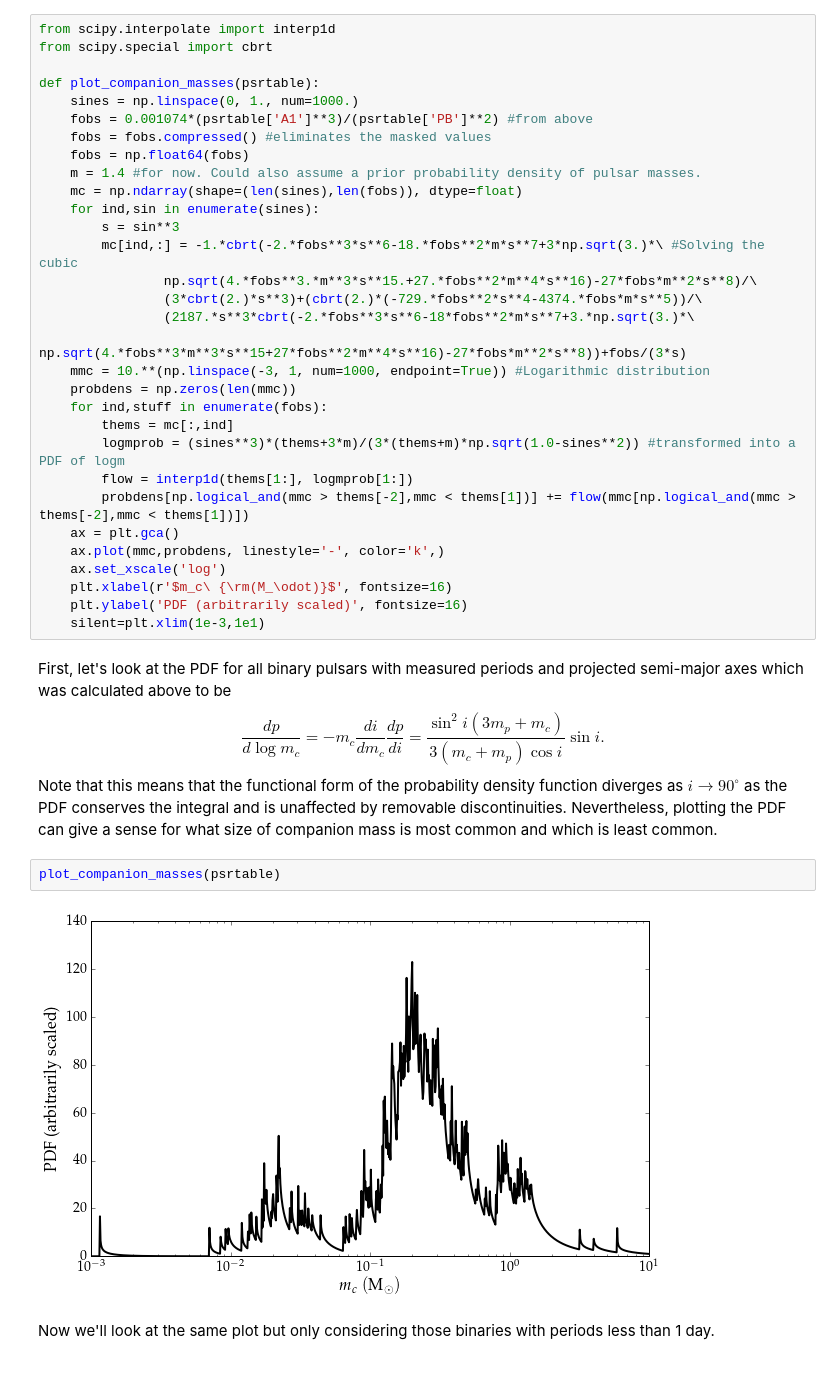
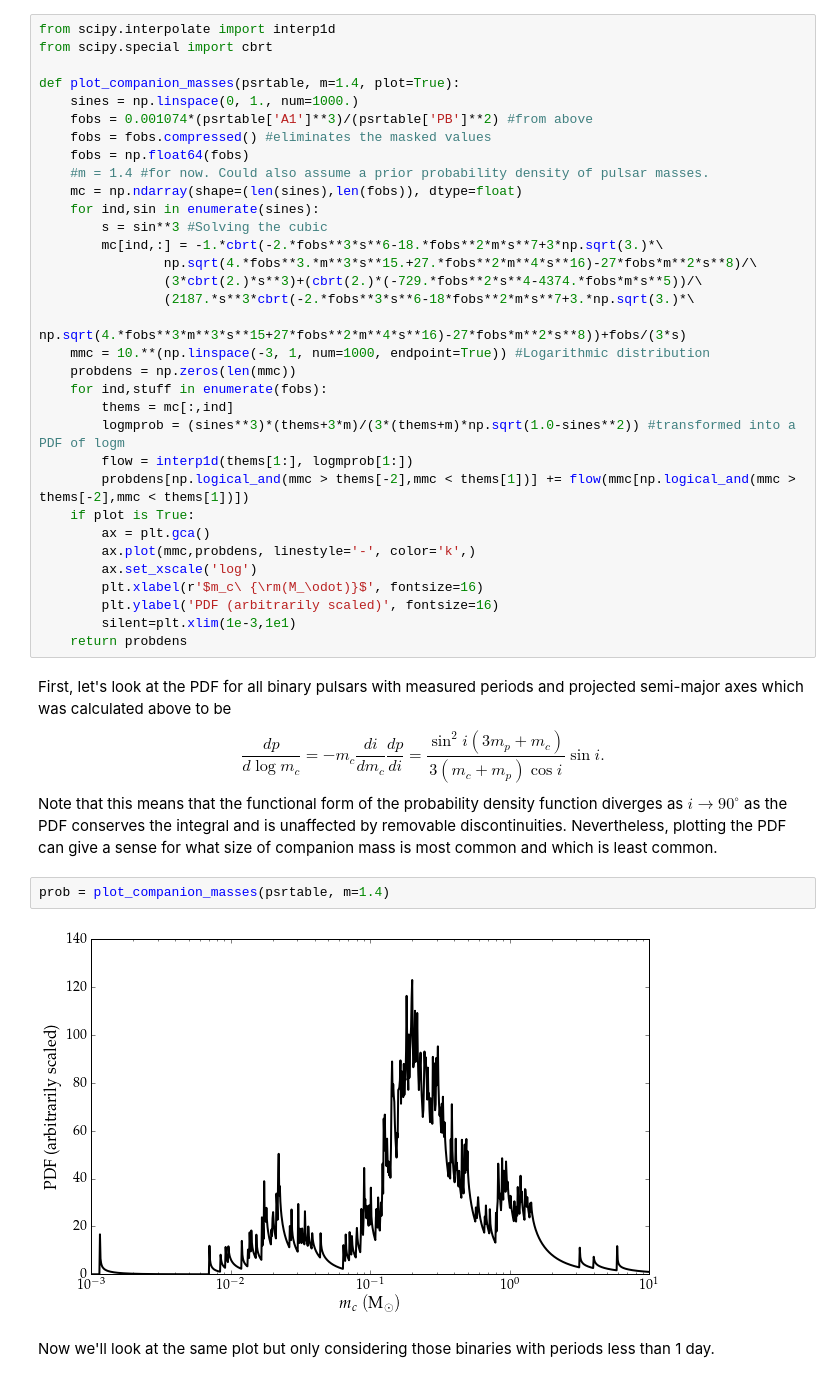
Before and after one commit to astrophysically/ATNF-Pulsar-Cat, a Jupyter notebook: ATNF.ipynb, the cells around one changed output. Saved outputs shown, nothing was run; the diff lists cells and outputs as text.

Commit message:
Adding the pulsar PDF
Now we have a pulsar PDF to offer smoothing

```diff
--- a/ATNF.ipynb
+++ b/ATNF.ipynb
@@ -253,16 +253,16 @@ $$f = 0.001074\ {\rm M_\odot} \frac{\left(a_p \sin i\right)^3}{P_b^2} = \frac{\l
 from scipy.interpolate import interp1d
 from scipy.special import cbrt
 
-def plot_companion_masses(psrtable):
+def plot_companion_masses(psrtable, m=1.4, plot=True):
     sines = np.linspace(0, 1., num=1000.)
     fobs = 0.001074*(psrtable['A1']**3)/(psrtable['PB']**2) #from above
     fobs = fobs.compressed() #eliminates the masked values
     fobs = np.float64(fobs)
-    m = 1.4 #for now. Could also assume a prior probability density of pulsar masses.
+    #m = 1.4 #for now. Could also assume a prior probability density of pulsar masses.
     mc = np.ndarray(shape=(len(sines),len(fobs)), dtype=float)
     for ind,sin in enumerate(sines):
-        s = sin**3
-        mc[ind,:] = -1.*cbrt(-2.*fobs**3*s**6-18.*fobs**2*m*s**7+3*np.sqrt(3.)*\ #Solving the cubic
+        s = sin**3 #Solving the cubic
+        mc[ind,:] = -1.*cbrt(-2.*fobs**3*s**6-18.*fobs**2*m*s**7+3*np.sqrt(3.)*\
                 np.sqrt(4.*fobs**3.*m**3*s**15.+27.*fobs**2*m**4*s**16)-27*fobs*m**2*s**8)/\
                 (3*cbrt(2.)*s**3)+(cbrt(2.)*(-729.*fobs**2*s**4-4374.*fobs*m*s**5))/\
                 (2187.*s**3*cbrt(-2.*fobs**3*s**6-18*fobs**2*m*s**7+3.*np.sqrt(3.)*\
@@ -274,20 +274,22 @@ def plot_companion_masses(psrtable):
         logmprob = (sines**3)*(thems+3*m)/(3*(thems+m)*np.sqrt(1.0-sines**2)) #transformed into a PDF of logm
         flow = interp1d(thems[1:], logmprob[1:])
         probdens[np.logical_and(mmc > thems[-2],mmc < thems[1])] += flow(mmc[np.logical_and(mmc > thems[-2],mmc < thems[1])])
-    ax = plt.gca()
-    ax.plot(mmc,probdens, linestyle='-', color='k',)
-    ax.set_xscale('log')
-    plt.xlabel(r'$m_c\ {\rm(M_\odot)}$', fontsize=16)
-    plt.ylabel('PDF (arbitrarily scaled)', fontsize=16)
-    silent=plt.xlim(1e-3,1e1)
+    if plot is True:
+        ax = plt.gca()
+        ax.plot(mmc,probdens, linestyle='-', color='k',)
+        ax.set_xscale('log')
+        plt.xlabel(r'$m_c\ {\rm(M_\odot)}$', fontsize=16)
+        plt.ylabel('PDF (arbitrarily scaled)', fontsize=16)
+        silent=plt.xlim(1e-3,1e1)
+    return probdens
 # %% [markdown]
 First, let's look at the PDF  for all binary pulsars with measured periods and projected semi-major axes which was calculated above to be
 $$\frac{dp}{d\log m_c} = -m_c\frac{di}{dm_c}\frac{dp}{di} = \frac{\sin^2 i \left(3m_p+m_c\right)}{3\left(m_c+m_p\right)\cos i} \sin i. $$
 Note that this means that the functional form of the probability density function diverges as $i \rightarrow 90^\circ$ as the PDF conserves the integral and is unaffected by removable discontinuities. Nevertheless, plotting the PDF can give a sense for what size of companion mass is most common and which is least common.
-# %%
-plot_companion_masses(psrtable)
-# %% [output]
-[figure, removed]
+# %%
+prob = plot_companion_masses(psrtable, m=1.4)
+# %% [output]
+[figure, added]
 # %% [markdown]
 Now we'll look at the same plot but only considering those binaries with periods less than 1 day.
 # %%
```
Also changed, not shown: parts of 8 cells of this notebook.
